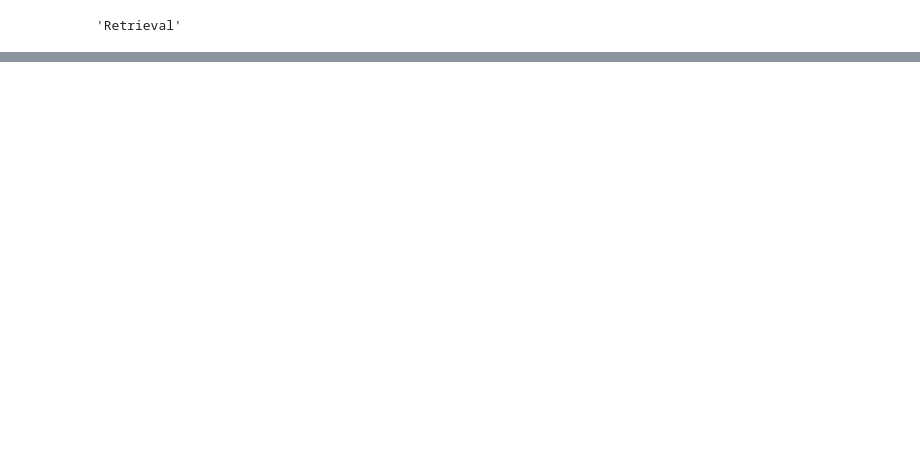
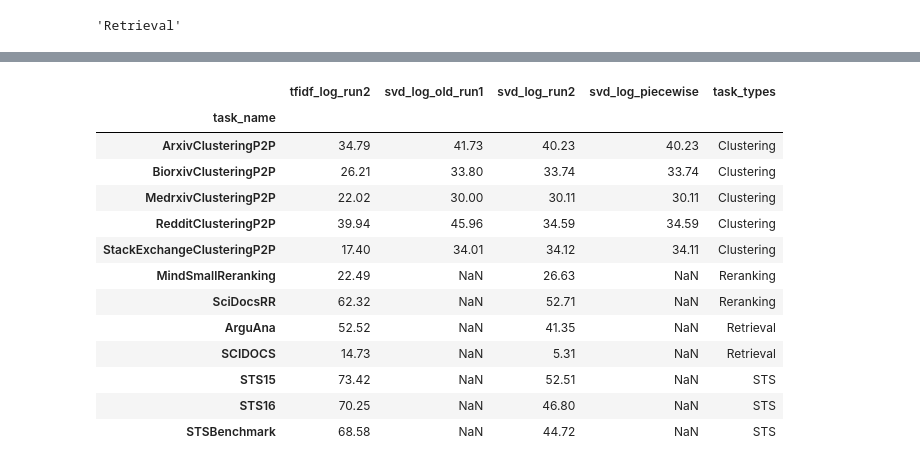
Before and after one commit to LenaHolzwarth/text_embedding, a Jupyter notebook: notebooks/display_results.ipynb, the cells around one changed output, grey strips where cells are left out. Drawn from its saved outputs; the diff is of its cells as text; code cells hidden in the pictures; blank space fills up the shorter version.

```diff
--- a/notebooks/display_results.ipynb
+++ b/notebooks/display_results.ipynb
@@ -109,0 +132,17 @@ df.loc[task_selection].sort_values("task_types")
+# %%
+df[["tfidf_log_run2", "svd_log_old_run1", "svd_log_run2", "svd_log_piecewise", "task_types"]].loc[task_selection].sort_values("task_types")
+# %% [output]
+|  | tfidf_log_run2 | svd_log_old_run1 | svd_log_run2 | svd_log_piecewise | task_types |
+| task_name |  |  |  |  |  |
+| ArxivClusteringP2P | 34.79 | 41.73 | 40.23 | 40.23 | Clustering |
+| BiorxivClusteringP2P | 26.21 | 33.80 | 33.74 | 33.74 | Clustering |
+| MedrxivClusteringP2P | 22.02 | 30.00 | 30.11 | 30.11 | Clustering |
+| RedditClusteringP2P | 39.94 | 45.96 | 34.59 | 34.59 | Clustering |
+| StackExchangeClusteringP2P | 17.40 | 34.01 | 34.12 | 34.11 | Clustering |
+| MindSmallReranking | 22.49 | NaN | 26.63 | NaN | Reranking |
+| SciDocsRR | 62.32 | NaN | 52.71 | NaN | Reranking |
+| ArguAna | 52.52 | NaN | 41.35 | NaN | Retrieval |
+| SCIDOCS | 14.73 | NaN | 5.31 | NaN | Retrieval |
+| STS15 | 73.42 | NaN | 52.51 | NaN | STS |
+| STS16 | 70.25 | NaN | 46.80 | NaN | STS |
+| STSBenchmark | 68.58 | NaN | 44.72 | NaN | STS |
```
Also changed, not shown: parts of 5 cells of this notebook, 3 other files.
